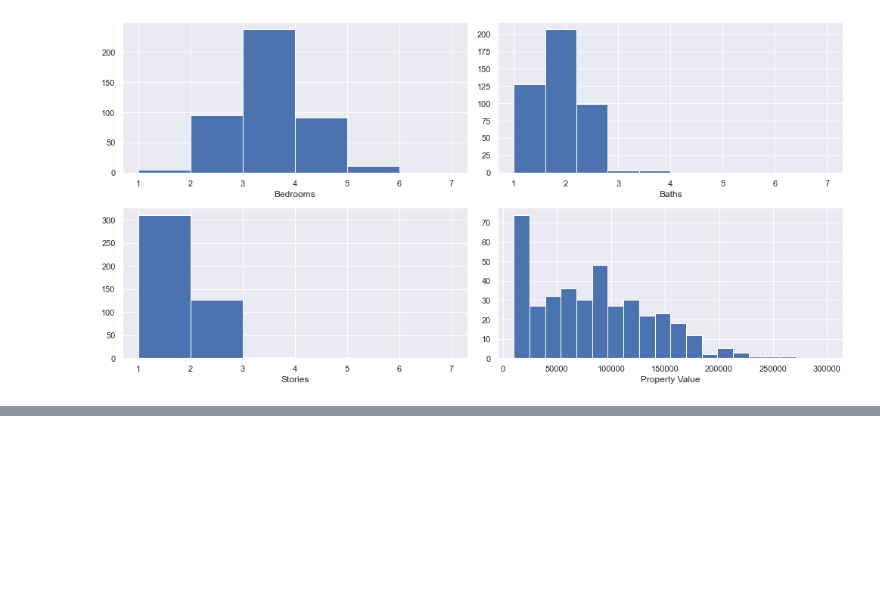
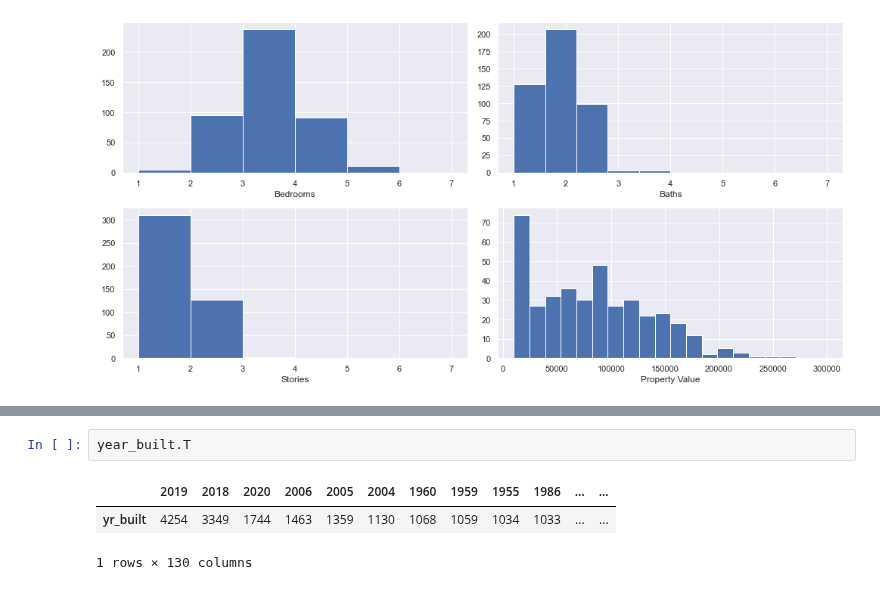
Before and after one commit to WillRobinson152/DS_Assingments, a Jupyter notebook: Jax Housing Analysis/4.EDA.ipynb, the cells around one changed output, grey strips where cells are left out. Cells and saved outputs as stored; diff of their text form; blank space fills up the shorter version.

```diff
--- a/Jax Housing Analysis/4.EDA.ipynb
+++ b/Jax Housing Analysis/4.EDA.ipynb
@@ -195,0 +202,6 @@ plt.tight_layout()
+# %%
+year_built.T
+# %% [output]
+|  | 2019 | 2018 | 2020 | 2006 | 2005 | 2004 | 1960 | 1959 | 1955 | 1986 | ... | ... |
+| yr_built | 4254 | 3349 | 1744 | 1463 | 1359 | 1130 | 1068 | 1059 | 1034 | 1033 | ... | ... |
+1 rows × 130 columns
```
Also changed, not shown: parts of 2 cells of this notebook, 3 other files.
